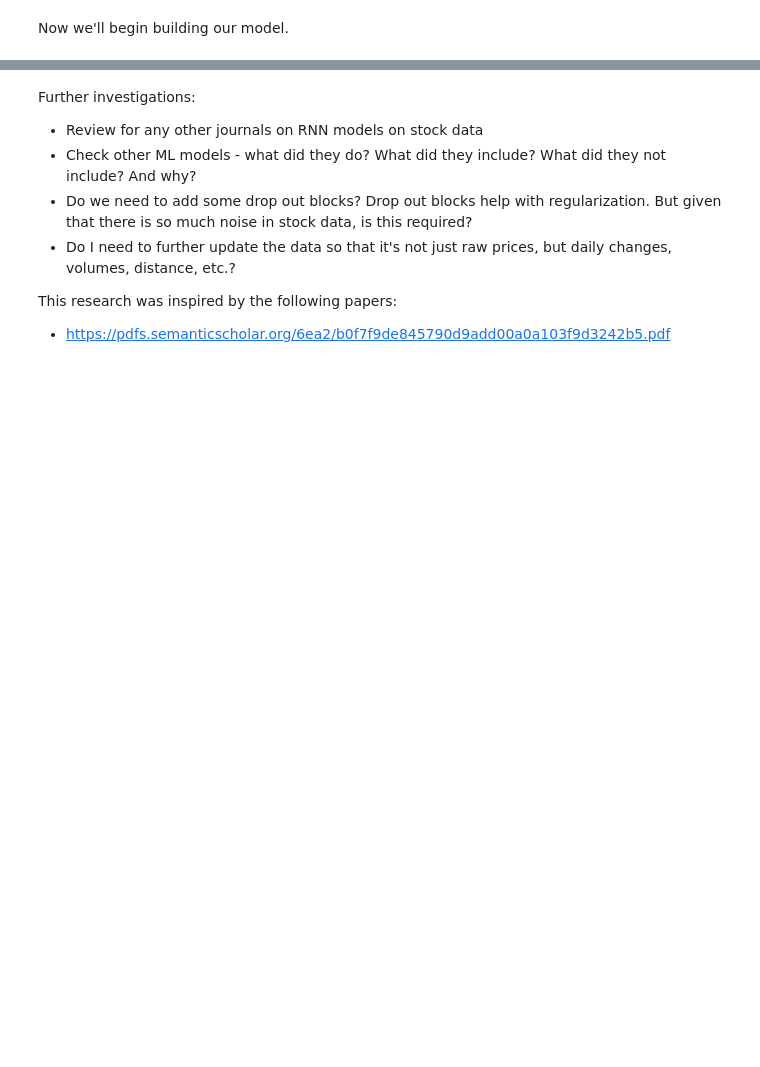
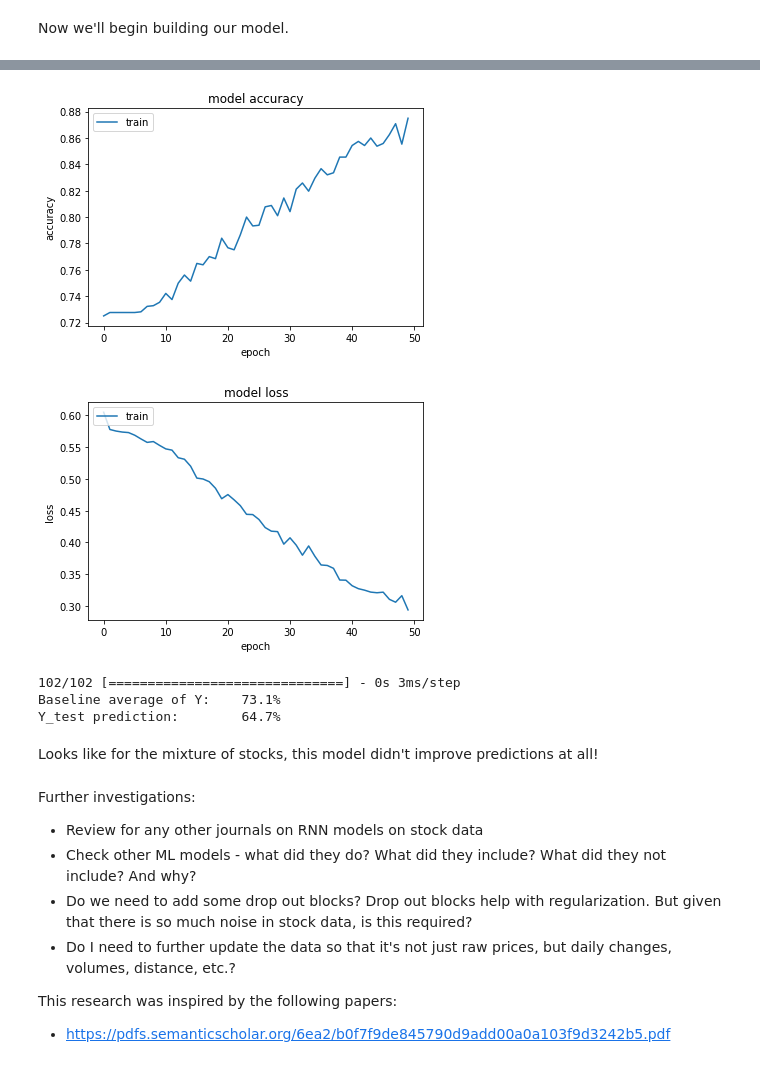
Before and after one commit to youngchingjui/ML-on-stock-prediction, a Jupyter notebook: Recurrent Neural Networks on Stock Prediction v2.ipynb, the cells around one changed output, grey strips where cells are left out. Saved outputs shown, nothing was run; the diff lists cells and outputs as text; code cells hidden in the pictures; blank space fills up the shorter version.

```diff
--- a/Recurrent Neural Networks on Stock Prediction v2.ipynb
+++ b/Recurrent Neural Networks on Stock Prediction v2.ipynb
@@ -296,3 +431,7 @@ def model_setup(layers = 2):
     model.add(Dense(1, activation="sigmoid"))
 
     return model
+# %%
+# Create a 2 layer model, and see how it performs.
+model = model_setup_2_layers()
+model.summary()
@@ -299,19 +456,10 @@ def model_setup(layers = 2):
 # %%
-# Create a 1 layer model, and see how it performs.
-model1 = model_setup(layers = 1)
-model1.summary()
-print("Baseline accuracy: {}".format(np.average(Y)))
+# Definition for training the model
+def train_model(model, epochs, batch_size):
+    start = time.time()
+    model.compile(optimizer='adam', loss='binary_crossentropy', metrics=['accuracy'])
+    print ('Model compilation time : ', time.time() - start)
+    history = model.fit(X_train, Y_train, epochs=epochs, batch_size=batch_size)
+    print ('Model fit time : ', time.time() - start)
 
-# Train the model
-start = time.time()
-model1.compile(optimizer='adam', loss='binary_crossentropy', metrics=['accuracy'])
-print ('Model compilation time : ', time.time() - start)
-history1 = model1.fit(X_train, Y_train, epochs=10, batch_size=32)
-print ('Model fit time : ', time.time() - start)
-
-# Evaluate the model
-score = model1.evaluate(X_test, Y_test, batch_size=128)
-print(score)
-fn.plot_loss(history1)
-
-plot_model(model1, to_file='model_plot1.png', show_shapes=True, show_layer_names=True)
+    return model, history
@@ -380,0 +466,12 @@ Model fit time :  516.7088398933411
+# %%
+# Train the model
+
+# The number of times we'll run our entire data set through the model to train it
+epochs = 50
+
+# Batch size is the number of X samples that will run through for each iteration.
+# Usually we just pick a number between 1 and m to speed up training.
+batch_size = 32
+
+# Train the model (using my custom function)
+model, history = train_model(model, epochs = epochs, batch_size = batch_size)
@@ -381,3 +496,20 @@ Model fit time :  516.7088398933411
+# %%
+# Plot the loss and accuracy functions
+fn.plot_loss(history)
+# %% [output]
+[figure, added]
+[figure, added]
+# %%
+# Evaluate the model with our test set
+score = model.evaluate(X_test, Y_test, batch_size=128)
+print("Baseline average of Y:    {:3.1f}%".format(np.average(Y)*100))
+print("Y_test prediction:        {:3.1f}%".format(score[1]*100))
+# %% [output]
+102/102 [==============================] - 0s 3ms/step
+Baseline average of Y:    73.1%
+Y_test prediction:        64.7%
+# %% [markdown]
+Looks like for the mixture of stocks, this model didn't improve predictions at all!
 # %% [markdown]
 Further investigations:
 - Review for any other journals on RNN models on stock data
```
Also changed, not shown: parts of 60 cells of this notebook.
